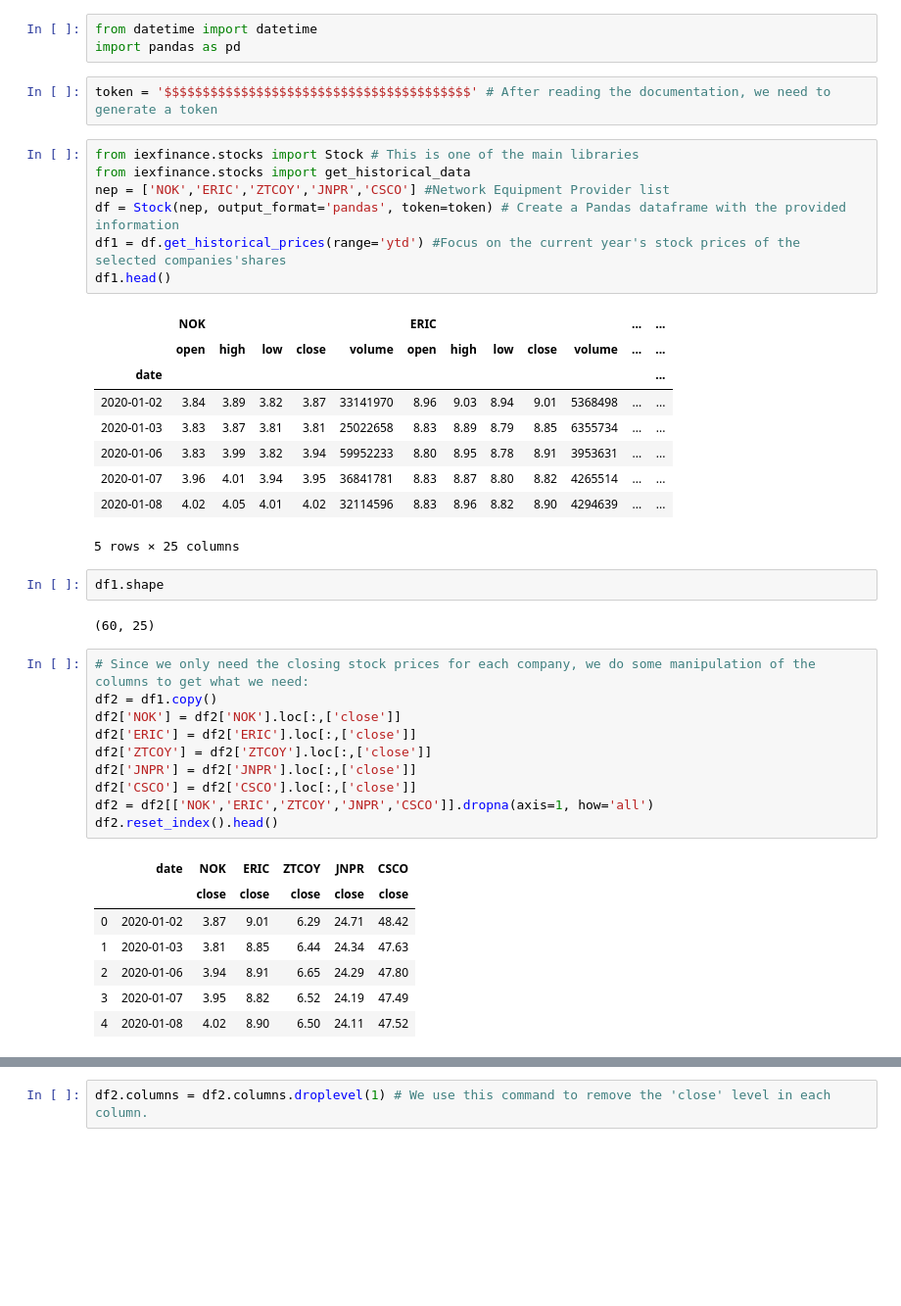
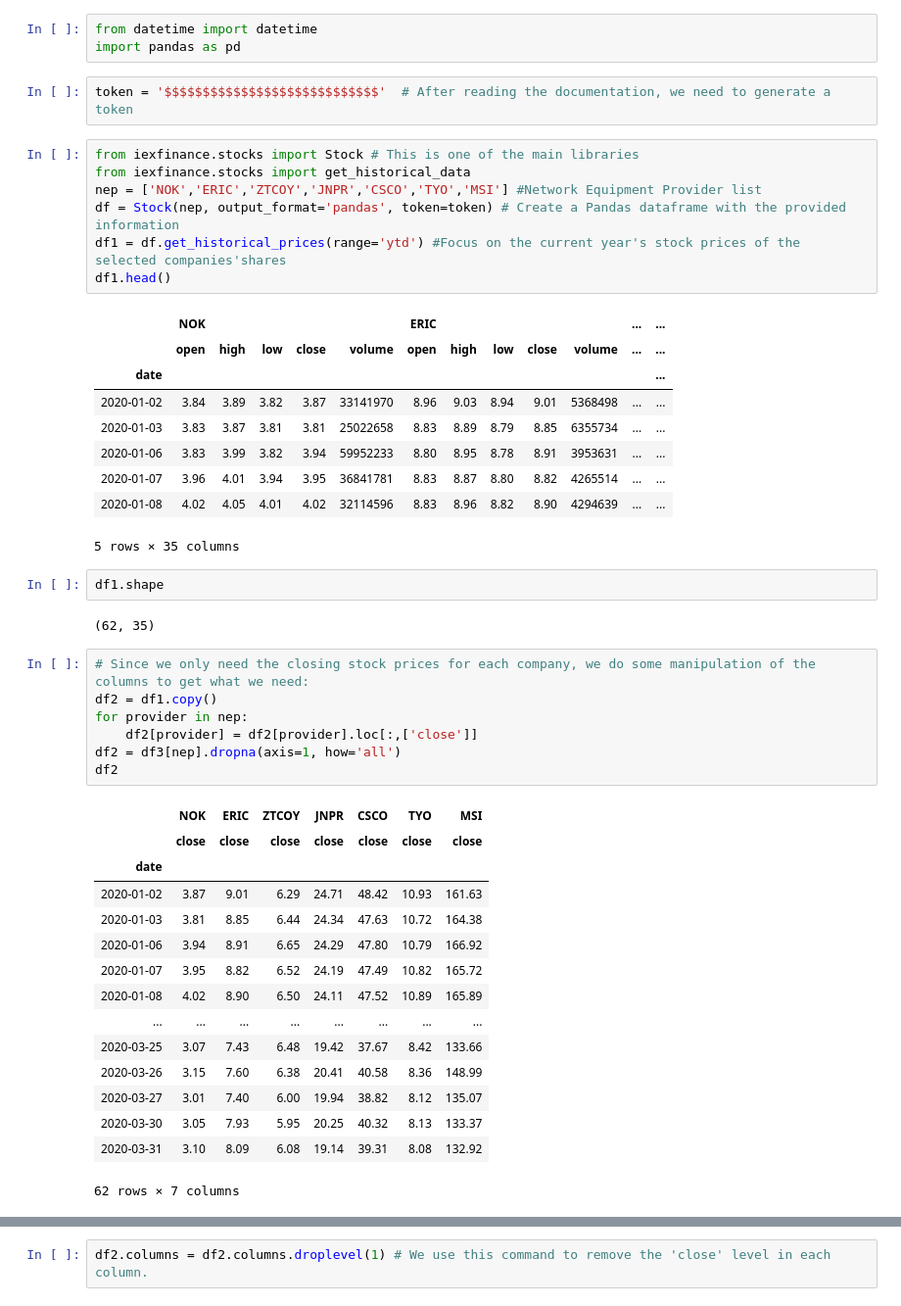
Before and after one commit to ahcamachod/Projects, a Jupyter notebook: API_web_scraping_and_databases.ipynb, the cells around one changed output, grey strips where cells are left out. Shown: that part at 98% size. Cells and saved outputs as stored; diff of their text form; blank space fills up the shorter version.

```diff
--- a/API_web_scraping_and_databases.ipynb
+++ b/API_web_scraping_and_databases.ipynb
@@ -33,11 +33,11 @@ Successfully installed iexfinance-0.4.3
 from datetime import datetime
 import pandas as pd
 # %%
-token = '$$$$$$$$$$$$$$$$$$$$$$$$$$$$$$$$$$$$$$$$' # After reading the documentation, we need to generate a token
+token = '$$$$$$$$$$$$$$$$$$$$$$$$$$$$'  # After reading the documentation, we need to generate a token
 # %%
 from iexfinance.stocks import Stock # This is one of the main libraries
 from iexfinance.stocks import get_historical_data
-nep = ['NOK','ERIC','ZTCOY','JNPR','CSCO'] #Network Equipment Provider list
+nep = ['NOK','ERIC','ZTCOY','JNPR','CSCO','TYO','MSI'] #Network Equipment Provider list
 df = Stock(nep, output_format='pandas', token=token) # Create a Pandas dataframe with the provided information
 df1 = df.get_historical_prices(range='ytd') #Focus on the current year's stock prices of the selected companies'shares
 df1.head()
@@ -50,29 +50,34 @@ df1.head()
 | 2020-01-06 | 3.83 | 3.99 | 3.82 | 3.94 | 59952233 | 8.80 | 8.95 | 8.78 | 8.91 | 3953631 | ... | ... |
 | 2020-01-07 | 3.96 | 4.01 | 3.94 | 3.95 | 36841781 | 8.83 | 8.87 | 8.80 | 8.82 | 4265514 | ... | ... |
 | 2020-01-08 | 4.02 | 4.05 | 4.01 | 4.02 | 32114596 | 8.83 | 8.96 | 8.82 | 8.90 | 4294639 | ... | ... |
-5 rows × 25 columns
+5 rows × 35 columns
 # %%
 df1.shape
 # %% [output]
-(60, 25)
+(62, 35)
 # %%
 # Since we only need the closing stock prices for each company, we do some manipulation of the columns to get what we need:
 df2 = df1.copy()
-df2['NOK'] = df2['NOK'].loc[:,['close']]
-df2['ERIC'] = df2['ERIC'].loc[:,['close']]
-df2['ZTCOY'] = df2['ZTCOY'].loc[:,['close']]
-df2['JNPR'] = df2['JNPR'].loc[:,['close']]
-df2['CSCO'] = df2['CSCO'].loc[:,['close']]
-df2 = df2[['NOK','ERIC','ZTCOY','JNPR','CSCO']].dropna(axis=1, how='all')
-df2.reset_index().head()
+for provider in nep:
+    df2[provider] = df2[provider].loc[:,['close']]
+df2 = df3[nep].dropna(axis=1, how='all')
+df2
 # %% [output]
-|  | date | NOK | ERIC | ZTCOY | JNPR | CSCO |
-|  |  | close | close | close | close | close |
-| 0 | 2020-01-02 | 3.87 | 9.01 | 6.29 | 24.71 | 48.42 |
-| 1 | 2020-01-03 | 3.81 | 8.85 | 6.44 | 24.34 | 47.63 |
-| 2 | 2020-01-06 | 3.94 | 8.91 | 6.65 | 24.29 | 47.80 |
-| 3 | 2020-01-07 | 3.95 | 8.82 | 6.52 | 24.19 | 47.49 |
-| 4 | 2020-01-08 | 4.02 | 8.90 | 6.50 | 24.11 | 47.52 |
+|  | NOK | ERIC | ZTCOY | JNPR | CSCO | TYO | MSI |
+|  | close | close | close | close | close | close | close |
+| date |  |  |  |  |  |  |  |
+| 2020-01-02 | 3.87 | 9.01 | 6.29 | 24.71 | 48.42 | 10.93 | 161.63 |
+| 2020-01-03 | 3.81 | 8.85 | 6.44 | 24.34 | 47.63 | 10.72 | 164.38 |
+| 2020-01-06 | 3.94 | 8.91 | 6.65 | 24.29 | 47.80 | 10.79 | 166.92 |
+| 2020-01-07 | 3.95 | 8.82 | 6.52 | 24.19 | 47.49 | 10.82 | 165.72 |
+| 2020-01-08 | 4.02 | 8.90 | 6.50 | 24.11 | 47.52 | 10.89 | 165.89 |
+| ... | ... | ... | ... | ... | ... | ... | ... |
+| 2020-03-25 | 3.07 | 7.43 | 6.48 | 19.42 | 37.67 | 8.42 | 133.66 |
+| 2020-03-26 | 3.15 | 7.60 | 6.38 | 20.41 | 40.58 | 8.36 | 148.99 |
+| 2020-03-27 | 3.01 | 7.40 | 6.00 | 19.94 | 38.82 | 8.12 | 135.07 |
+| 2020-03-30 | 3.05 | 7.93 | 5.95 | 20.25 | 40.32 | 8.13 | 133.37 |
+| 2020-03-31 | 3.10 | 8.09 | 6.08 | 19.14 | 39.31 | 8.08 | 132.92 |
+62 rows × 7 columns
 # %%
 df2.shape
 # %% [output]
```
Also changed, not shown: parts of 15 cells of this notebook.
